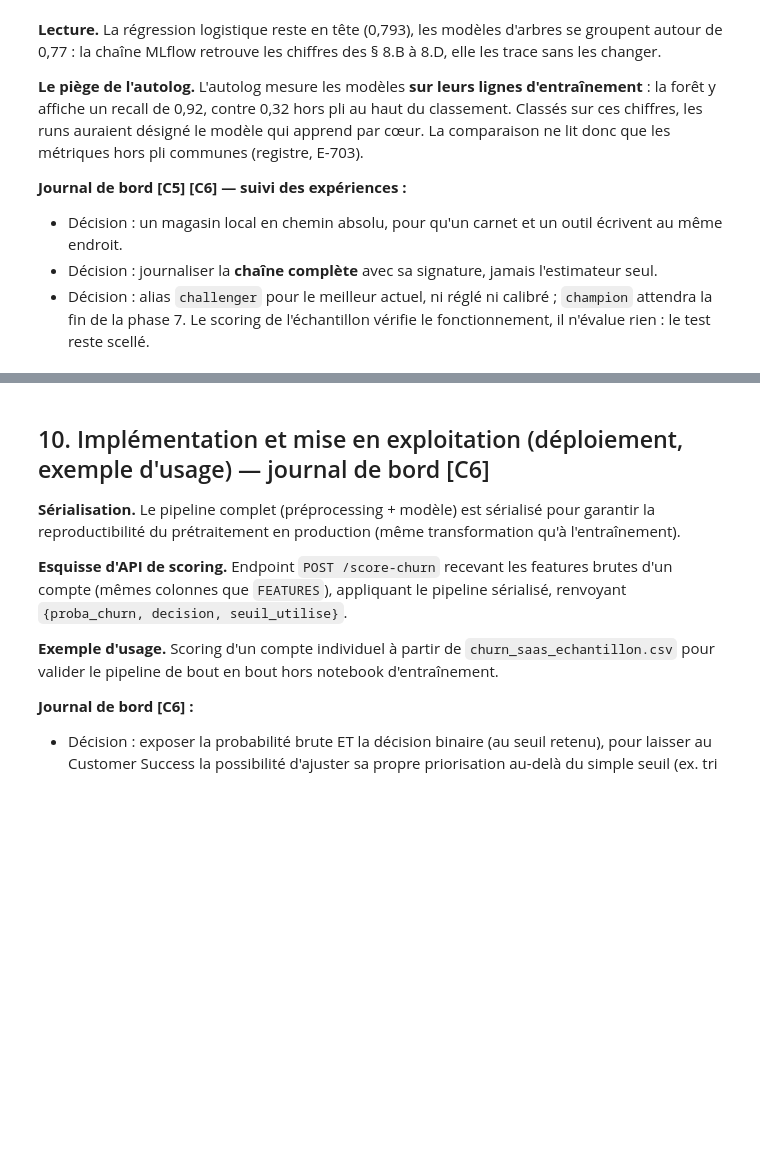
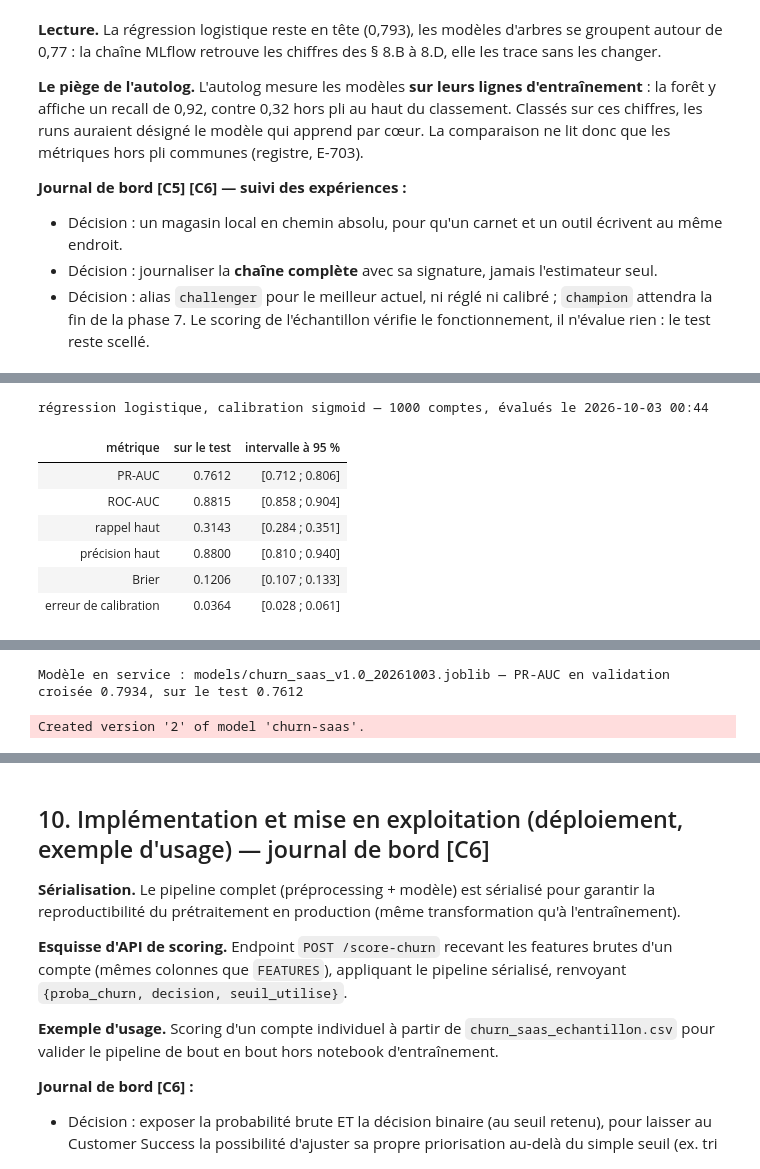
Before and after one commit to air-jaja/ai4me, a Jupyter notebook: notebooks/cas_usage_churn_saas.ipynb, the cells around one changed output, grey strips where cells are left out. Drawn from its saved outputs; the diff is of its cells as text; code cells hidden in the pictures; blank space fills up the shorter version.

```diff
--- a/notebooks/cas_usage_churn_saas.ipynb
+++ b/notebooks/cas_usage_churn_saas.ipynb
@@ -2457,0 +2354,25 @@ weighted avg       0.80      0.35      0.25      1000
+# %%
+# --- The single test evaluation, read - never recomputed (rule B4) ---------------------------------
+from churn_saas.packaging import charger_modele
+
+evaluation = json.loads((RACINE / "resultats" / "evaluation_finale.json").read_text(encoding="utf-8"))
+afficher_tableau(pd.DataFrame({"sur le test": evaluation["metriques"],
+                               "intervalle à 95 %": {k: f"[{a:.3f} ; {b:.3f}]"
+                                                     for k, (a, b) in evaluation["intervalles_95"].items()}})
+                 .reset_index(names="métrique"),
+                 titre=f"{evaluation['modele']} — {evaluation['comptes_test']} comptes, évalués le {evaluation['date']}")
+_artefact = RACINE / evaluation["artefact"]
+if not _artefact.exists():  # fresh clone: models/ is not versioned - republish, without the test
+    _outil("evaluation_finale").executer(publier=True)
+MODELE_FINAL, fiche_modele = charger_modele(_artefact)
+print(f"Modèle en service : {evaluation['artefact']} — PR-AUC en validation croisée "
+      f"{evaluation['validation_croisee_pr_auc']}, sur le test {evaluation['metriques']['PR-AUC']}")
+# %% [output]
+régression logistique, calibration sigmoid — 1000 comptes, évalués le 2026-10-03 00:44
+| métrique | sur le test | intervalle à 95 % |
+| PR-AUC | 0.7612 | [0.712 ; 0.806] |
+| ROC-AUC | 0.8815 | [0.858 ; 0.904] |
+| rappel haut | 0.3143 | [0.284 ; 0.351] |
+| précision haut | 0.8800 | [0.810 ; 0.940] |
+| Brier | 0.1206 | [0.107 ; 0.133] |
+| erreur de calibration | 0.0364 | [0.028 ; 0.061] |
@@ -2457,0 +2383,2 @@ weighted avg       0.80      0.35      0.25      1000
+Modèle en service : models/churn_saas_v1.0_20261003.joblib — PR-AUC en validation croisée 0.7934, sur le test 0.7612
+Created version '2' of model 'churn-saas'.
```
Also changed, not shown: parts of 20 cells of this notebook, 35 other files.
